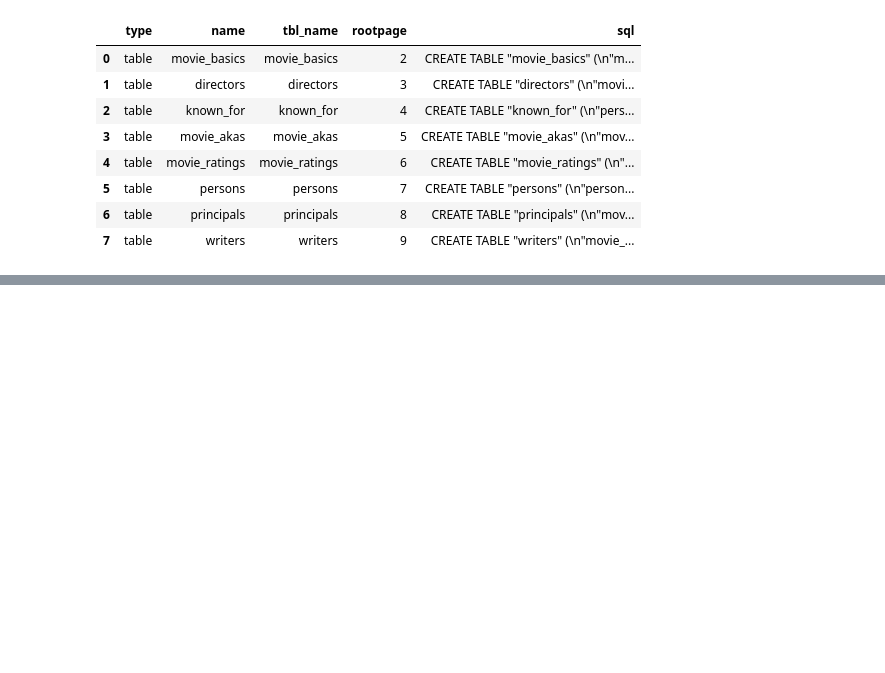
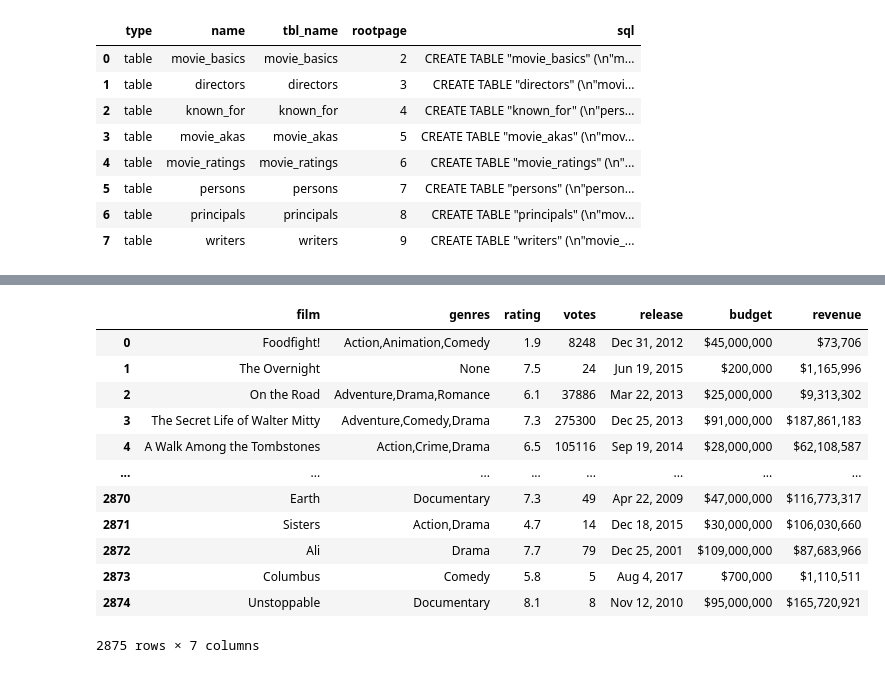
Before and after one commit to mrhussaink7/new-films-movie-data, a Jupyter notebook: index.ipynb, the cells around one changed output, grey strips where cells are left out. Saved outputs shown, nothing was run; the diff lists cells and outputs as text; code cells hidden in the pictures; blank space fills up the shorter version.

```diff
--- a/index.ipynb
+++ b/index.ipynb
@@ -394,0 +155,28 @@ SUCCESS! All cells were executed without errors.
+# %%
+df = pd.merge(df_imdb, df_tn_movie_budgets, on='title', how='inner')
+df = df[[
+    # 'movie_id', 'original_title', 'start_year',
+    # 'runtime_minutes', 'movie_id', 'title', 'id', 'movie'
+    'primary_title',  'genres', 'averagerating', 'numvotes',
+    'release_date', 'production_budget', 'worldwide_gross']]
+
+
+df.rename(columns={'primary_title':'film', 'averagerating':'rating', 'numvotes':'votes',
+                              'release_date':'release', 'production_budget':'budget',
+                              'worldwide_gross':'revenue'}, inplace=True)
+
+df
+# %% [output]
+|  | film | genres | rating | votes | release | budget | revenue |
+| 0 | Foodfight! | Action,Animation,Comedy | 1.9 | 8248 | Dec 31, 2012 | $45,000,000 | $73,706 |
+| 1 | The Overnight | None | 7.5 | 24 | Jun 19, 2015 | $200,000 | $1,165,996 |
+| 2 | On the Road | Adventure,Drama,Romance | 6.1 | 37886 | Mar 22, 2013 | $25,000,000 | $9,313,302 |
+| 3 | The Secret Life of Walter Mitty | Adventure,Comedy,Drama | 7.3 | 275300 | Dec 25, 2013 | $91,000,000 | $187,861,183 |
+| 4 | A Walk Among the Tombstones | Action,Crime,Drama | 6.5 | 105116 | Sep 19, 2014 | $28,000,000 | $62,108,587 |
+| ... | ... | ... | ... | ... | ... | ... | ... |
+| 2870 | Earth | Documentary | 7.3 | 49 | Apr 22, 2009 | $47,000,000 | $116,773,317 |
+| 2871 | Sisters | Action,Drama | 4.7 | 14 | Dec 18, 2015 | $30,000,000 | $106,030,660 |
+| 2872 | Ali | Drama | 7.7 | 79 | Dec 25, 2001 | $109,000,000 | $87,683,966 |
+| 2873 | Columbus | Comedy | 5.8 | 5 | Aug 4, 2017 | $700,000 | $1,110,511 |
+| 2874 | Unstoppable | Documentary | 8.1 | 8 | Nov 12, 2010 | $95,000,000 | $165,720,921 |
+2875 rows × 7 columns
```
Also changed, not shown: parts of 51 cells of this notebook, 5 other files.
